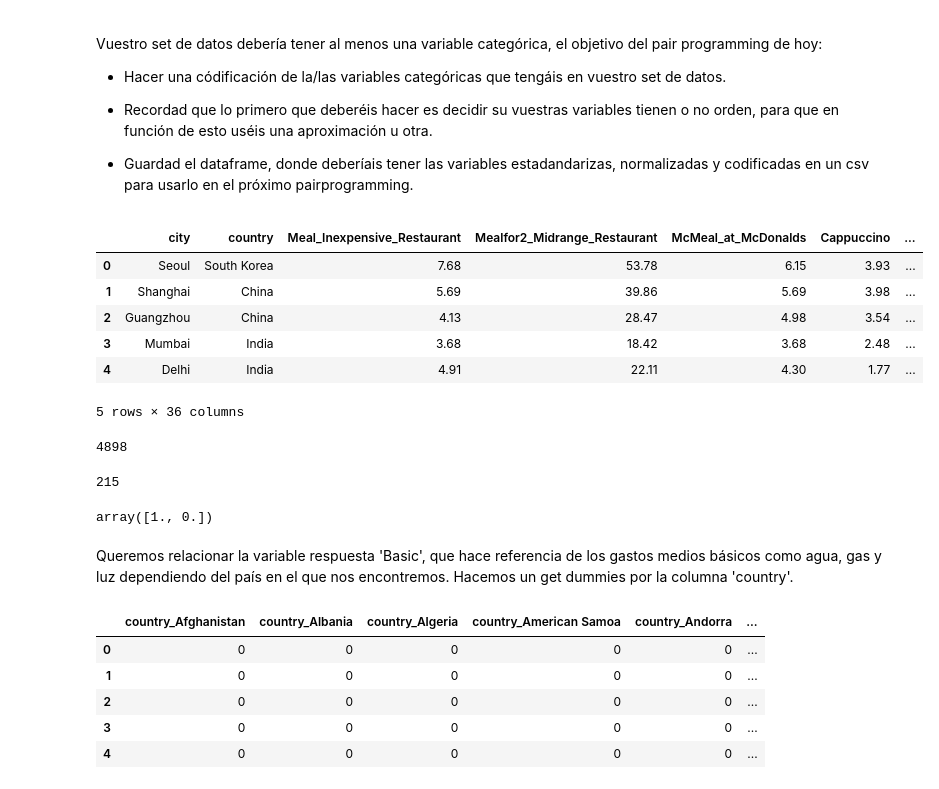
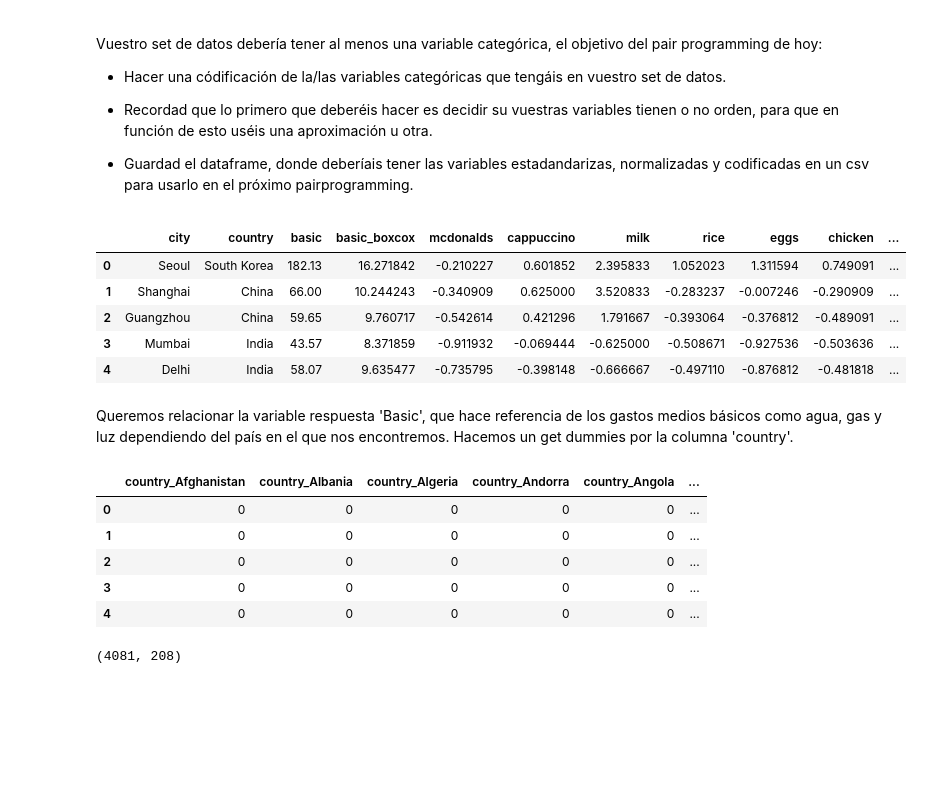
Before and after one commit to Adalab/promo-d-da-modulo1-sprint2-Paloma_Paula_Iris, a Jupyter notebook: regresion_lineal/8_encoding.ipynb, the cells around one changed output. Saved outputs shown, nothing was run; the diff lists cells and outputs as text; code cells hidden in the pictures; blank space fills up the shorter version.

```diff
--- a/regresion_lineal/8_encoding.ipynb
+++ b/regresion_lineal/8_encoding.ipynb
@@ -31,25 +23,12 @@ Vuestro set de datos debería tener al menos una variable categórica, el objeti
 
 - Guardad el dataframe, donde deberíais tener las variables estadandarizas, normalizadas y codificadas en un csv para usarlo en el próximo pairprogramming.
 # %%
-df = pd.read_csv('../archivos/coste_vida_limpio.csv', index_col = 0)
+df = pd.read_csv('../archivos/coste_vida_estandar.csv', index_col = 0)
 df.head()
 # %% [output]
-|  | city | country | Meal_Inexpensive_Restaurant | Mealfor2_Midrange_Restaurant | McMeal_at_McDonalds | Cappuccino | ... |
-| 0 | Seoul | South Korea | 7.68 | 53.78 | 6.15 | 3.93 | ... |
-| 1 | Shanghai | China | 5.69 | 39.86 | 5.69 | 3.98 | ... |
-| 2 | Guangzhou | China | 4.13 | 28.47 | 4.98 | 3.54 | ... |
-| 3 | Mumbai | India | 3.68 | 18.42 | 3.68 | 2.48 | ... |
-| 4 | Delhi | India | 4.91 | 22.11 | 4.30 | 1.77 | ... |
+|  | city | country | basic | basic_boxcox | mcdonalds | cappuccino | milk | rice | eggs | chicken | ... |
+| 0 | Seoul | South Korea | 182.13 | 16.271842 | -0.210227 | 0.601852 | 2.395833 | 1.052023 | 1.311594 | 0.749091 | ... |
+| 1 | Shanghai | China | 66.00 | 10.244243 | -0.340909 | 0.625000 | 3.520833 | -0.283237 | -0.007246 | -0.290909 | ... |
+| 2 | Guangzhou | China | 59.65 | 9.760717 | -0.542614 | 0.421296 | 1.791667 | -0.393064 | -0.376812 | -0.489091 | ... |
+| 3 | Mumbai | India | 43.57 | 8.371859 | -0.911932 | -0.069444 | -0.625000 | -0.508671 | -0.927536 | -0.503636 | ... |
+| 4 | Delhi | India | 58.07 | 9.635477 | -0.735795 | -0.398148 | -0.666667 | -0.497110 | -0.876812 | -0.481818 | ... |
-5 rows × 36 columns
-# %%
-len(df['city'].unique())
-# %% [output]
-4898
-# %%
-len(df['country'].unique())
-# %% [output]
-215
-# %%
-df['data_quality'].unique()
-# %% [output]
-array([1., 0.])
@@ -73,9 +38,13 @@ Queremos relacionar la variable respuesta 'Basic', que hace referencia de los ga
 dummie = pd.get_dummies(df['country'],prefix_sep = "_", prefix = "country", dtype= int )
 dummie.head()
 # %% [output]
-|  | country_Afghanistan | country_Albania | country_Algeria | country_American Samoa | country_Andorra | ... |
+|  | country_Afghanistan | country_Albania | country_Algeria | country_Andorra | country_Angola | ... |
 | 0 | 0 | 0 | 0 | 0 | 0 | ... |
 | 1 | 0 | 0 | 0 | 0 | 0 | ... |
 | 2 | 0 | 0 | 0 | 0 | 0 | ... |
 | 3 | 0 | 0 | 0 | 0 | 0 | ... |
 | 4 | 0 | 0 | 0 | 0 | 0 | ... |
+# %%
+dummie.shape
+# %% [output]
+(4081, 208)
```
Also changed, not shown: parts of 11 cells of this notebook, 6 other files.
